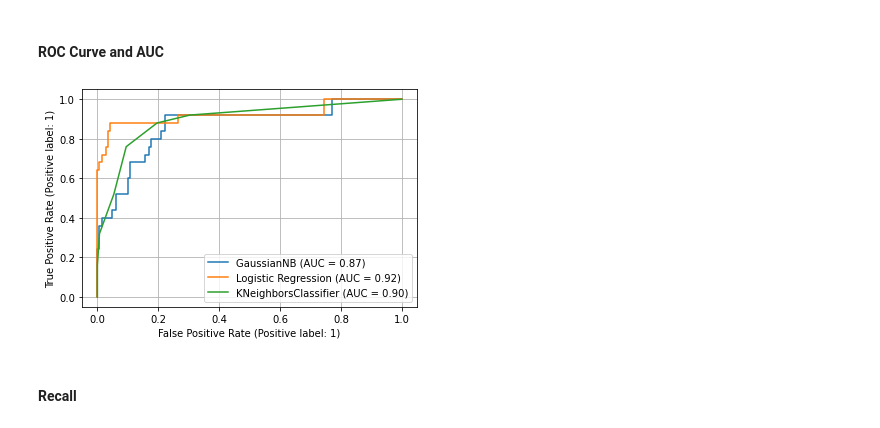
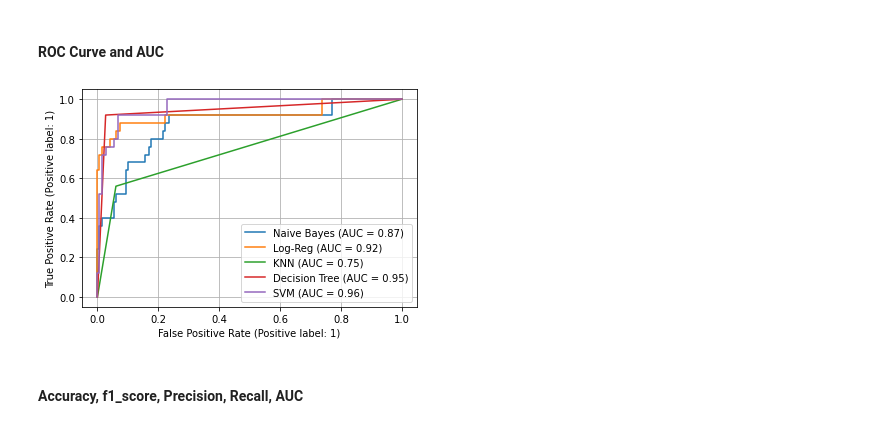
Before and after one commit to MMostafa-Hub/COVID-19-Outcome-Prediction, a Jupyter notebook: COVID-19 Outcome Prediction.ipynb, the cells around one changed output. Drawn from its saved outputs; the diff is of its cells as text; code cells hidden in the pictures.

```diff
--- a/COVID-19 Outcome Prediction.ipynb
+++ b/COVID-19 Outcome Prediction.ipynb
@@ -173,0 +213,2 @@ log_model-Recall = 0.92
+# %%
+best_DT_clf = DT_clf_cv.fit(X_train,y_train).best_estimator_
@@ -173,0 +261,11 @@ log_model-Recall = 0.92
+# %%
+svm_param_grid = {
+    "C": np.logspace(-5, 5, 4),
+    "kernel": ['poly', 'rbf'],
+    "degree": list(range(1,10))
+}
+# %%
+from sklearn.svm import SVC
+svm_classifier = SVC()
+
+svm_clf_cv = GridSearchCV(svm_classifier, svm_param_grid, cv=10, scoring='recall')
@@ -173,0 +274,3 @@ log_model-Recall = 0.92
+# %%
+best_svm_clf = svm_clf_cv.fit(X_train,y_train).best_estimator_
+best_svm_clf
@@ -176,12 +302,14 @@ log_model-Recall = 0.92
 # %% [markdown]
 #### ROC Curve and AUC
 # %%
-display = plot_roc_curve(naive_clf, X_test, y_test)
-plot_roc_curve(best_log_clf, X_test, y_test, ax=display.ax_ ,name="Logistic Regression")
-plot_roc_curve(best_knn_classifier,X_test_norm,y_test,ax=display.ax_)
+display = plot_roc_curve(naive_clf, X_test, y_test,name="Naive Bayes")
+plot_roc_curve(best_log_clf, X_test, y_test, ax=display.ax_ ,name="Log-Reg")
+plot_roc_curve(best_knn_clf,X_test_norm,y_test,ax=display.ax_,name="KNN")
+plot_roc_curve(best_DT_clf,X_test,y_test,ax=display.ax_,name="Decision Tree")
+plot_roc_curve(best_svm_clf,X_test,y_test,ax=display.ax_,name="SVM")
 plt.grid()
 plt.show()
 # %% [output]
-[figure, old version]
+[figure, new version]
 # %% [markdown]
-#### Recall
+#### Accuracy, f1_score, Precision, Recall, AUC
```
Also changed, not shown: parts of 48 cells of this notebook, 2 other files.
